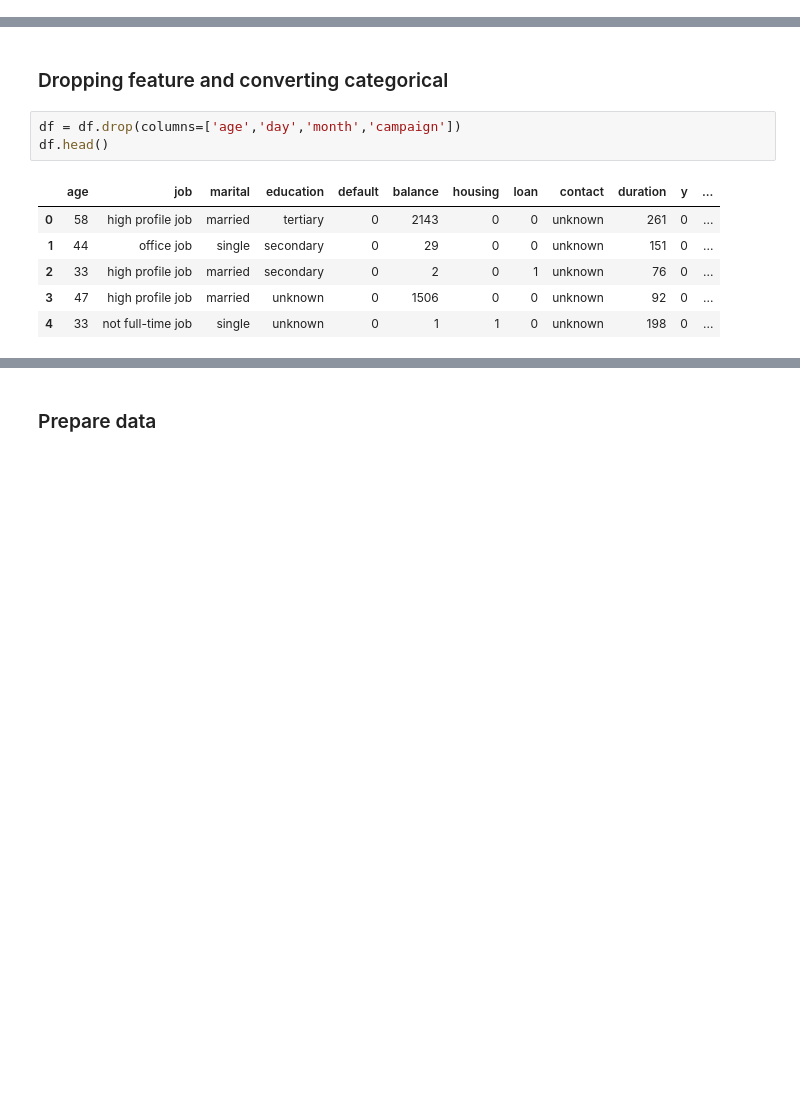
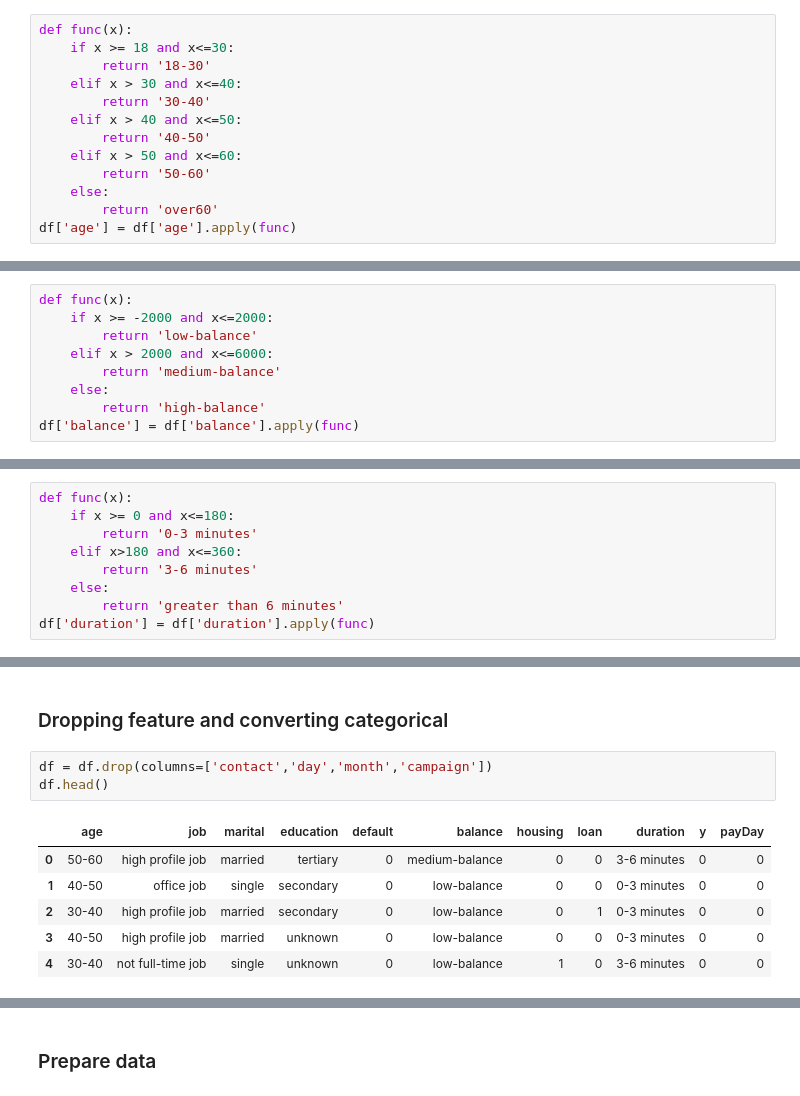
Before and after one commit to chiara89/OJGBREGVkBPNHLBf, a Jupyter notebook: term_deposit_subscription_prediction.ipynb, the cells around one changed output, grey strips where cells are left out. Cells and saved outputs as stored; diff of their text form; blank space fills up the shorter version.

Commit message:
Features engeenering and xgboost balance

```diff
--- a/term_deposit_subscription_prediction.ipynb
+++ b/term_deposit_subscription_prediction.ipynb
@@ -239 +276,14 @@ The subscriber percentage increase after 60 years old
+# %%
+def func(x):
+    if x >= 18 and x<=30:
+        return '18-30'
+    elif x > 30 and x<=40:
+        return '30-40'
+    elif x > 40 and x<=50:
+        return '40-50'
+    elif x > 50 and x<=60:
+        return '50-60'
+    else:
+        return 'over60'
+df['age'] = df['age'].apply(func)
 # %% [markdown]
@@ -598,3 +688,12 @@ The percentage of subscriber increase with the balance until 10000 but then slig
+# %%
+def func(x):
+    if x >= -2000 and x<=2000:
+        return 'low-balance'
+    elif x > 2000 and x<=6000:
+        return 'medium-balance'
+    else:
+        return 'high-balance'
+df['balance'] = df['balance'].apply(func)
 # %% [markdown]
 #### Housing
 # %%
@@ -920,3 +1059,12 @@ The percentage of subscriber increase with the duration of the last contact.
+# %%
+def func(x):
+    if x >= 0 and x<=180:
+        return '0-3 minutes'
+    elif x>180 and x<=360:
+        return '3-6 minutes'
+    else:
+        return 'greater than 6 minutes'
+df['duration'] = df['duration'].apply(func)
 # %% [markdown]
 #### Campaign
 # %%
@@ -1030,15 +1178,15 @@ df['payDay']=pd.factorize(df['payDay'])[0]
 # %% [markdown]
 ### Dropping feature and converting categorical
 # %%
-df = df.drop(columns=['age','day','month','campaign'])
+df = df.drop(columns=['contact','day','month','campaign'])
 df.head()
 # %% [output]
-|  | age | job | marital | education | default | balance | housing | loan | contact | duration | y | ... |
-| 0 | 58 | high profile job | married | tertiary | 0 | 2143 | 0 | 0 | unknown | 261 | 0 | ... |
-| 1 | 44 | office job | single | secondary | 0 | 29 | 0 | 0 | unknown | 151 | 0 | ... |
-| 2 | 33 | high profile job | married | secondary | 0 | 2 | 0 | 1 | unknown | 76 | 0 | ... |
-| 3 | 47 | high profile job | married | unknown | 0 | 1506 | 0 | 0 | unknown | 92 | 0 | ... |
-| 4 | 33 | not full-time job | single | unknown | 0 | 1 | 1 | 0 | unknown | 198 | 0 | ... |
+|  | age | job | marital | education | default | balance | housing | loan | duration | y | payDay |
+| 0 | 50-60 | high profile job | married | tertiary | 0 | medium-balance | 0 | 0 | 3-6 minutes | 0 | 0 |
+| 1 | 40-50 | office job | single | secondary | 0 | low-balance | 0 | 0 | 0-3 minutes | 0 | 0 |
+| 2 | 30-40 | high profile job | married | secondary | 0 | low-balance | 0 | 1 | 0-3 minutes | 0 | 0 |
+| 3 | 40-50 | high profile job | married | unknown | 0 | low-balance | 0 | 0 | 0-3 minutes | 0 | 0 |
+| 4 | 30-40 | not full-time job | single | unknown | 0 | low-balance | 1 | 0 | 3-6 minutes | 0 | 0 |
 # %%
 df.info()
 # %% [output]
```
Also changed, not shown: parts of 69 cells of this notebook.
